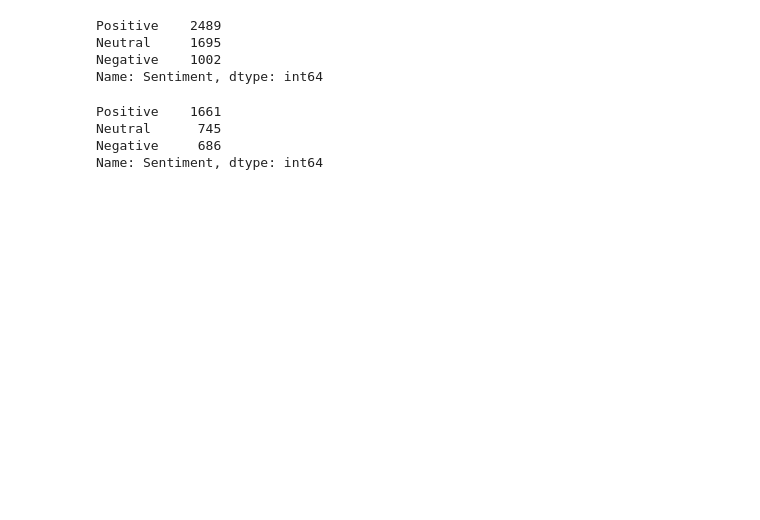
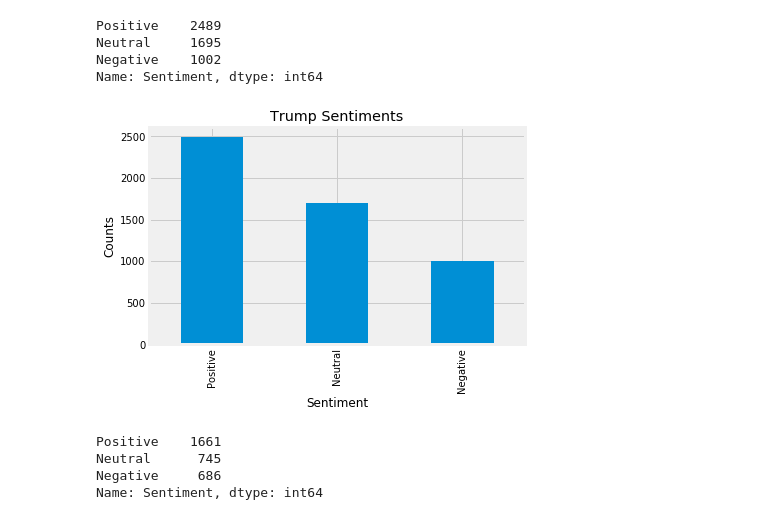
Before and after one commit to DavidMelnychuk/analyze-trump-biden, a Jupyter notebook: analyze_tweets.ipynb, the cells around one changed output. Cells and saved outputs as stored; diff of their text form; code cells hidden in the pictures; blank space fills up the shorter version.

```diff
--- a/analyze_tweets.ipynb
+++ b/analyze_tweets.ipynb
@@ -486,6 +429,14 @@ Positive    2489
 Neutral     1695
 Negative    1002
 Name: Sentiment, dtype: int64
+# %%
+plt.title('Trump Sentiments')
+plt.xlabel('Sentiment')
+plt.ylabel('Counts')
+trump_df['Sentiment'].value_counts().plot(kind = 'bar')
+plt.show()
+# %% [output]
+[figure, added]
 # %%
 biden_df['Sentiment'].value_counts()
 # %% [output]
```
Also changed, not shown: parts of 48 cells of this notebook.
